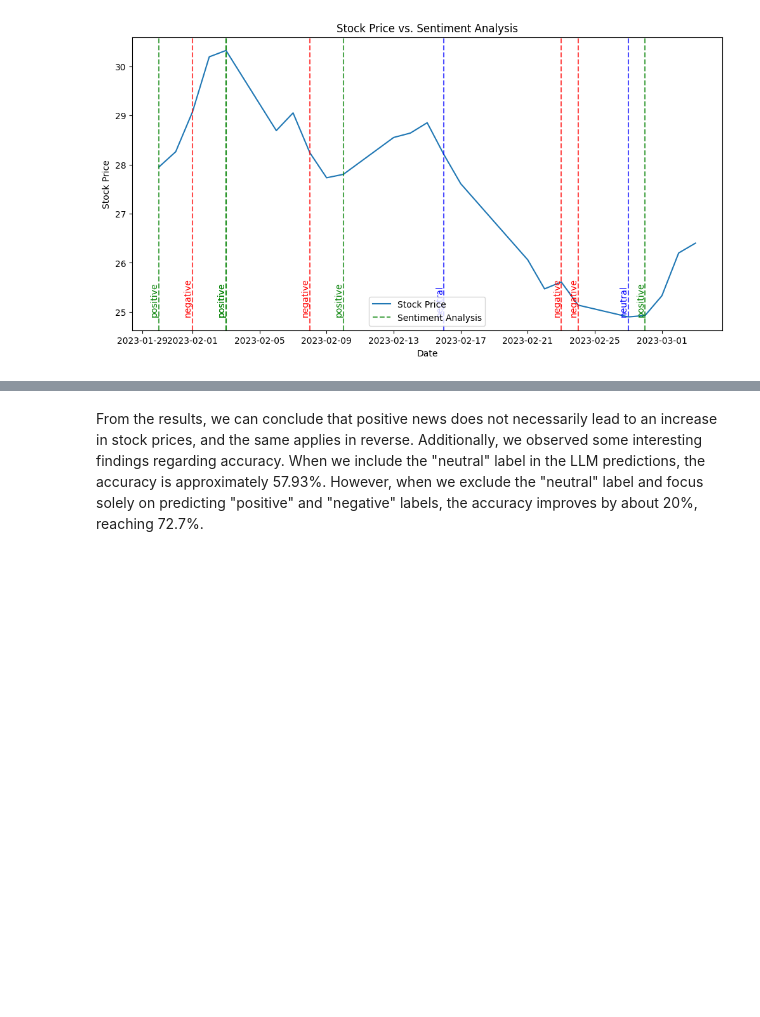
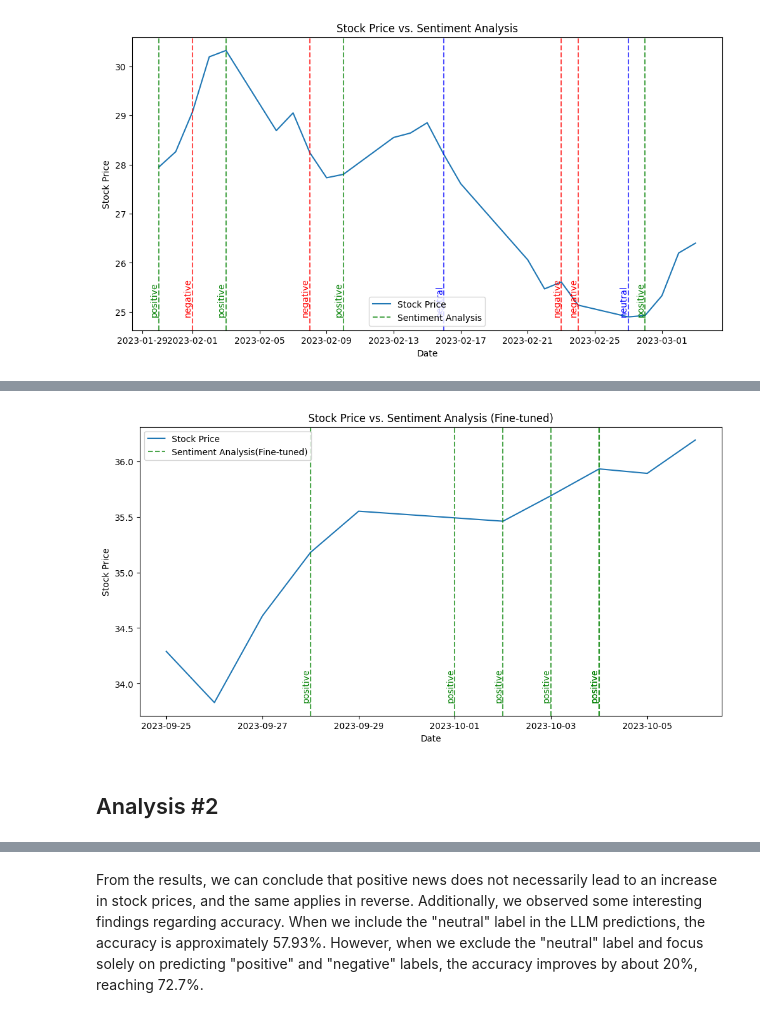
Before and after one commit to MSR2903/Stock-Market_Sentiment-Analysis, a Jupyter notebook: Stock-Market_Sentiment-Analysis.ipynb, the cells around one changed output, grey strips where cells are left out. Saved outputs shown, nothing was run; the diff lists cells and outputs as text; code cells hidden in the pictures; blank space fills up the shorter version.

```diff
--- a/Stock-Market_Sentiment-Analysis.ipynb
+++ b/Stock-Market_Sentiment-Analysis.ipynb
@@ -488,0 +601,3 @@ plt.show()
+# %%
+comparison_df_ft['publishedDate'] = df2['publishedDate']
+comparison_df_ft
@@ -488,0 +674,6 @@ plt.show()
+# %%
+predict_df_ft = pd.DataFrame({
+    'publishedDate': pd.to_datetime(comparison_df_ft['publishedDate']).dt.date,
+    'sentimentAnalysis': comparison_df_ft['Predicted Label']
+})
+predict_df_ft
@@ -488,0 +694,3 @@ plt.show()
+# %%
+predict_df_1_ft = predict_df_ft.iloc[:6]
+predict_df_1_ft
@@ -488,0 +705,3 @@ plt.show()
+# %%
+stock_data_ex_1_ft = stock_data[(stock_data['Date'] >= '2023-09-25') & (stock_data['Date'] <= '2023-10-08')]
+stock_data_ex_1_ft
@@ -488,0 +721,35 @@ plt.show()
+# %%
+import matplotlib.pyplot as plt
+import matplotlib.dates as mdates
+from matplotlib.dates import DateFormatter
+
+plt.figure(figsize=(12, 6))
+
+plt.plot(stock_data_ex_1['Date'], stock_data_ex_1_ft['Close'], label='Stock Price')
+
+# Add vertical lines with sentiment labels
+for date, sentiment in zip(predict_df_1_ft['publishedDate'], predict_df_1_ft['sentimentAnalysis']):
+    line_color = 'green' if sentiment == 'positive' else 'red' if sentiment == 'negative' else 'blue'
+
+    plt.axvline(x=date, color=line_color, linestyle='--', alpha=0.7)
+    plt.text(
+        date,
+        stock_data_ex_1_ft['Close'].min(),
+        sentiment,
+        rotation=90,
+        verticalalignment='bottom',
+        horizontalalignment='right',
+        fontsize=10,
+        color=line_color
+    )
+
+# Labels and title
+plt.xlabel('Date')
+plt.ylabel('Stock Price')
+plt.title('Stock Price vs. Sentiment Analysis (Fine-tuned)')
+plt.legend(['Stock Price', 'Sentiment Analysis(Fine-tuned)'])
+plt.show()
+# %% [output]
+[figure, added]
+# %% [markdown]
+## Analysis #2
```
Also changed, not shown: parts of 54 cells of this notebook.
